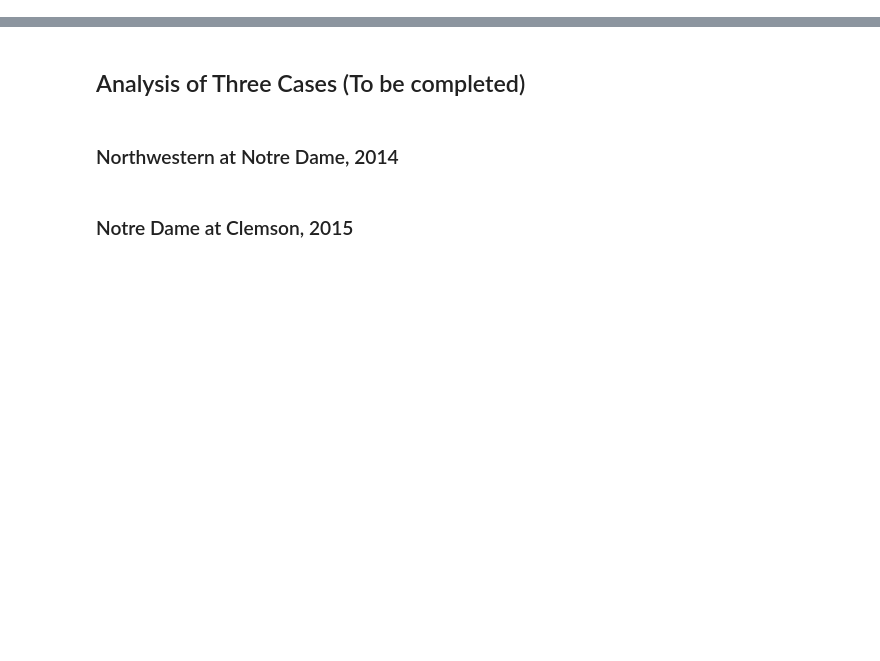
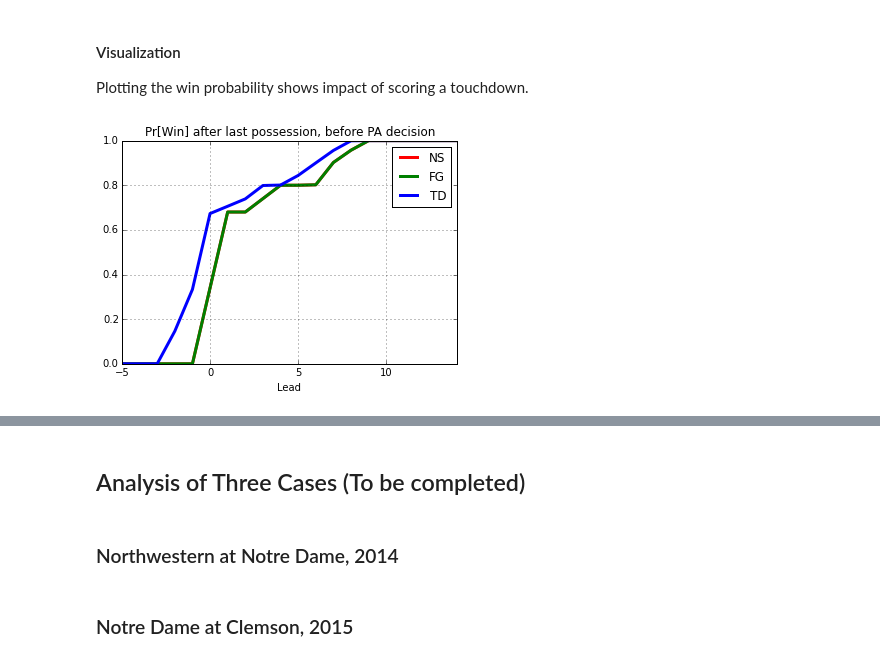
Before and after one commit to jckantor/CBE40455, a Jupyter notebook: notebooks/Points after Touchdown Decision.ipynb, the cells around one changed output, grey strips where cells are left out. Saved outputs shown, nothing was run; the diff lists cells and outputs as text; code cells hidden in the pictures; blank space fills up the shorter version.

```diff
--- a/notebooks/Points after Touchdown Decision.ipynb
+++ b/notebooks/Points after Touchdown Decision.ipynb
@@ -234,0 +125,32 @@ Lead
+# %%
+for d in D[6:-6]:
+
+    # probability of winning with 0, 1, 2 extra points followed by opponent outcome
+    q0 = p['NS']*W['NS',d+0,0] + p['FG']*W['FG',d-3,0] + p['TD']*W['TD',d-6,0]
+    q1 = p['NS']*W['NS',d+1,0] + p['FG']*W['FG',d-2,0] + p['TD']*W['TD',d-5,0]
+    q2 = p['NS']*W['NS',d+2,0] + p['FG']*W['FG',d-1,0] + p['TD']*W['TD',d-4,0]
+
+    V['NS',d,0] = q0
+    V['FG',d,0] = q0
+
+    P1[d,0] = p['XP']*q1 + (1-p['XP'])*q0
+    P2[d,0] = p['2P']*q2 + (1-p['2P'])*q0
+
+    V['TD',d,0] = max(P1[d,0],P2[d,0])
+# %% [markdown]
+#### Visualization
+
+Plotting the win probability shows impact of scoring a touchdown.
+# %%
+plt.hold(True)
+V['NS',:,0].plot(style='r',lw=3)
+V['FG',:,0].plot(style='g',lw=3)
+V['TD',:,0].plot(style='b',lw=3)
+plt.hold(False)
+plt.xlim(-5,14)
+plt.legend(S)
+plt.title('Pr[Win] after last possession, before PA decision')
+plt.xlabel('Lead')
+plt.grid()
+# %% [output]
+[figure, added]
```
Also changed, not shown: parts of 40 cells of this notebook.
